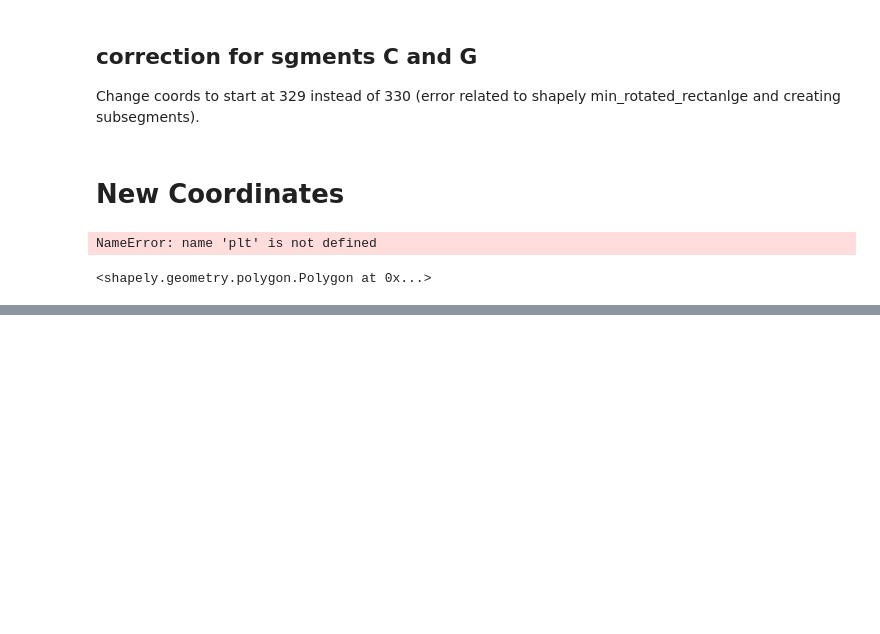
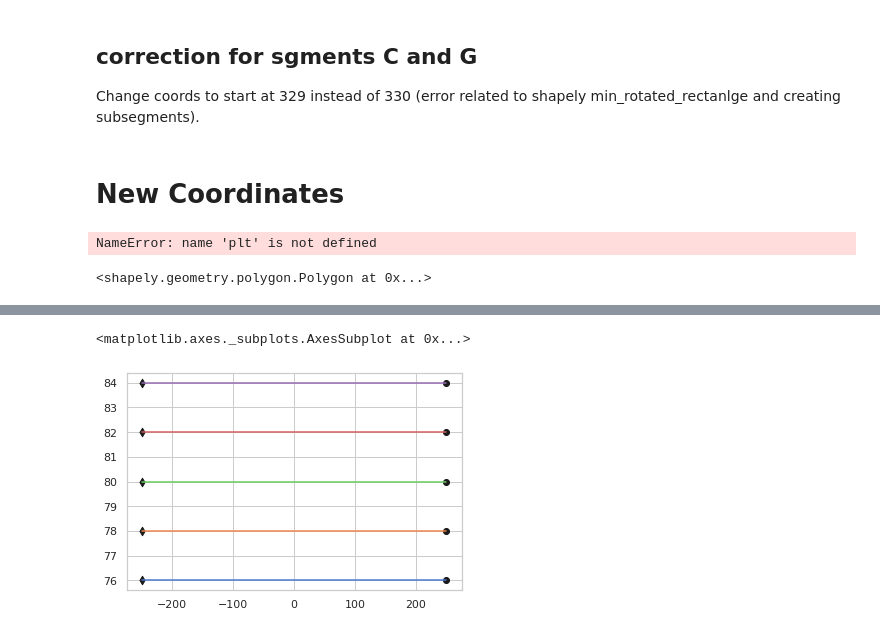
Before and after one commit to alexgonzl/TMA, a Jupyter notebook: Notebooks/TM/tmf_funcs_check.ipynb, the cells around one changed output, grey strips where cells are left out. Drawn from its saved outputs; the diff is of its cells as text; code cells hidden in the pictures; blank space fills up the shorter version.

```diff
--- a/Notebooks/TM/tmf_funcs_check.ipynb
+++ b/Notebooks/TM/tmf_funcs_check.ipynb
@@ -570,0 +789,6 @@ NameError: name 'plt' is not defined
+# %%
+a = project_line_repeats(line2,2,2)
+plot_lines(a)
+# %% [output]
+<matplotlib.axes._subplots.AxesSubplot at 0x...>
+[figure, added]
```
Also changed, not shown: parts of 40 cells of this notebook, 15 other files.
